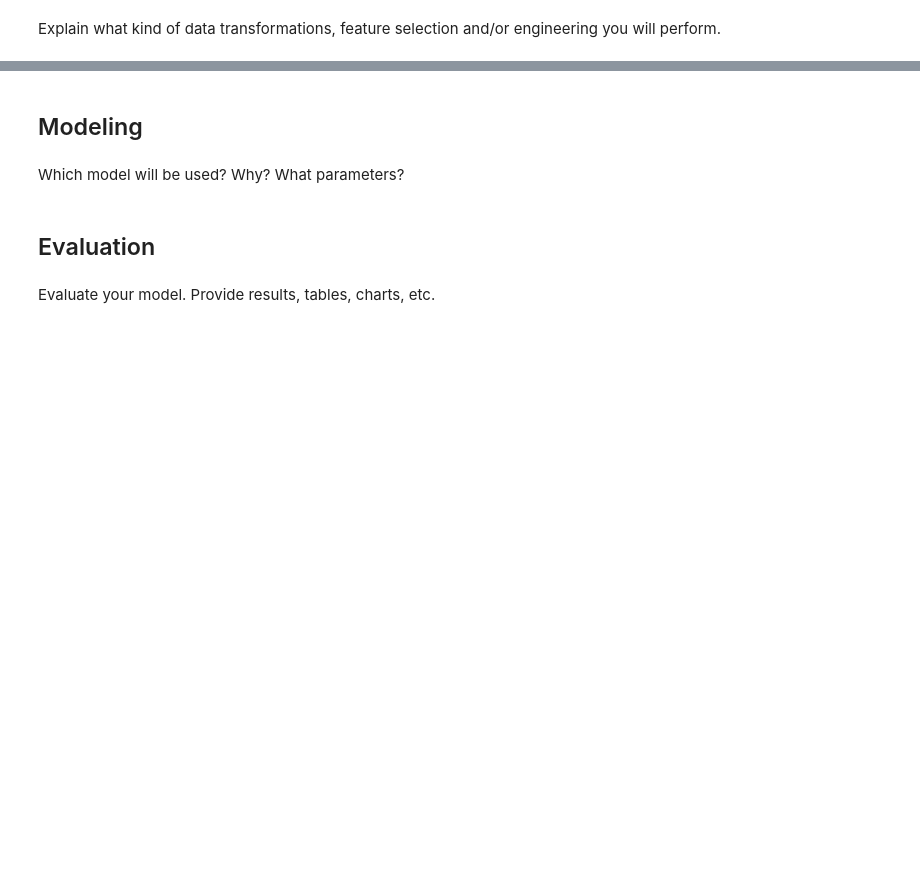
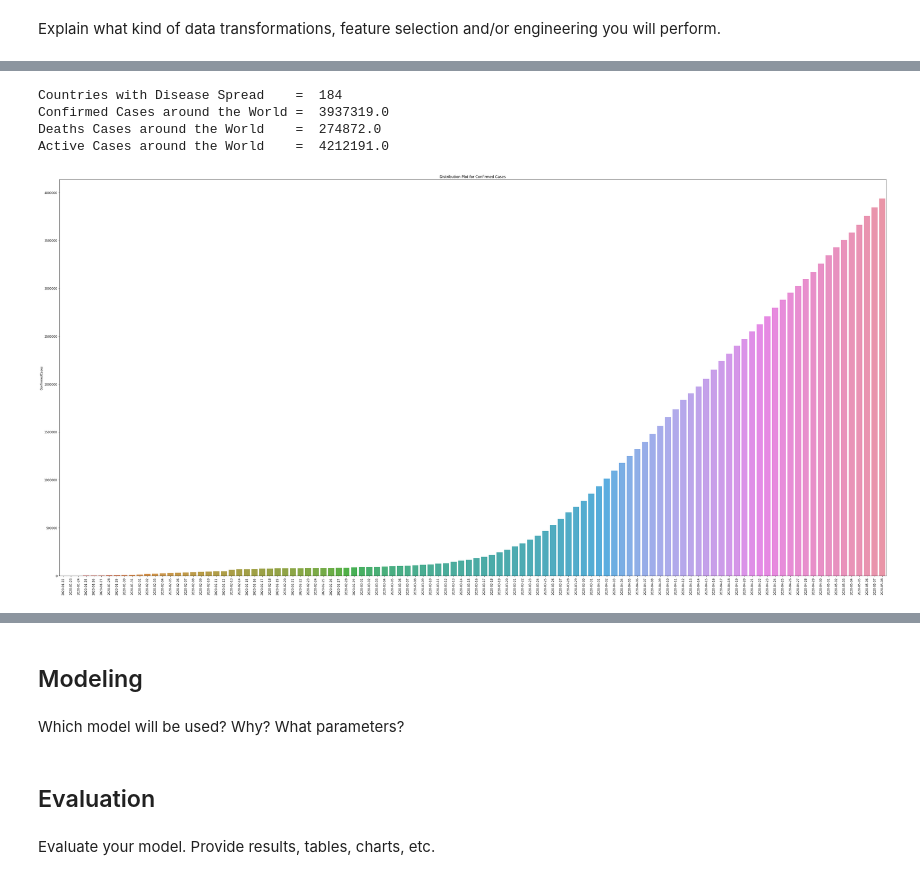
Before and after one commit to bubabi/covid-19-forecasting, a Jupyter notebook: bbm469_template_EN.ipynb, the cells around one changed output, grey strips where cells are left out. Drawn from its saved outputs; the diff is of its cells as text; code cells hidden in the pictures; blank space fills up the shorter version.

```diff
--- a/bbm469_template_EN.ipynb
+++ b/bbm469_template_EN.ipynb
@@ -106,0 +147,5 @@ Explain what kind of data transformations, feature selection and/or engineering
+# %%
+train_data["Date"] = pd.to_datetime(train_data["Date"])
+# %%
+days = train_data.groupby(["Date"]).agg({"ConfirmedCases":'sum',"Fatalities":'sum'})
+days["DayDifference"] = days.index - days.index.min()
@@ -106,0 +169,18 @@ Explain what kind of data transformations, feature selection and/or engineering
+# %%
+print("Countries with Disease Spread\t = ", len(train_data["Country_Region"].unique()))
+print("Confirmed Cases around the World = ", days["ConfirmedCases"].iloc[-1])
+print("Deaths Cases around the World\t = ", days["Fatalities"].iloc[-1])
+print("Active Cases around the World\t = ", (days["ConfirmedCases"].iloc[-1] -- days["Fatalities"].iloc[-1]))
+# %% [output]
+Countries with Disease Spread    =  184
+Confirmed Cases around the World =  3937319.0
+Deaths Cases around the World    =  274872.0
+Active Cases around the World    =  4212191.0
+# %%
+plt.figure(figsize = (40,20))
+sns.barplot(x = days.index.date, y = days["ConfirmedCases"])
+plt.title("Distribution Plot for Confirmed Cases")
+plt.xticks(rotation=90)
+plt.tight_layout()
+# %% [output]
+[figure, added]
```
Also changed, not shown: parts of 8 cells of this notebook.
